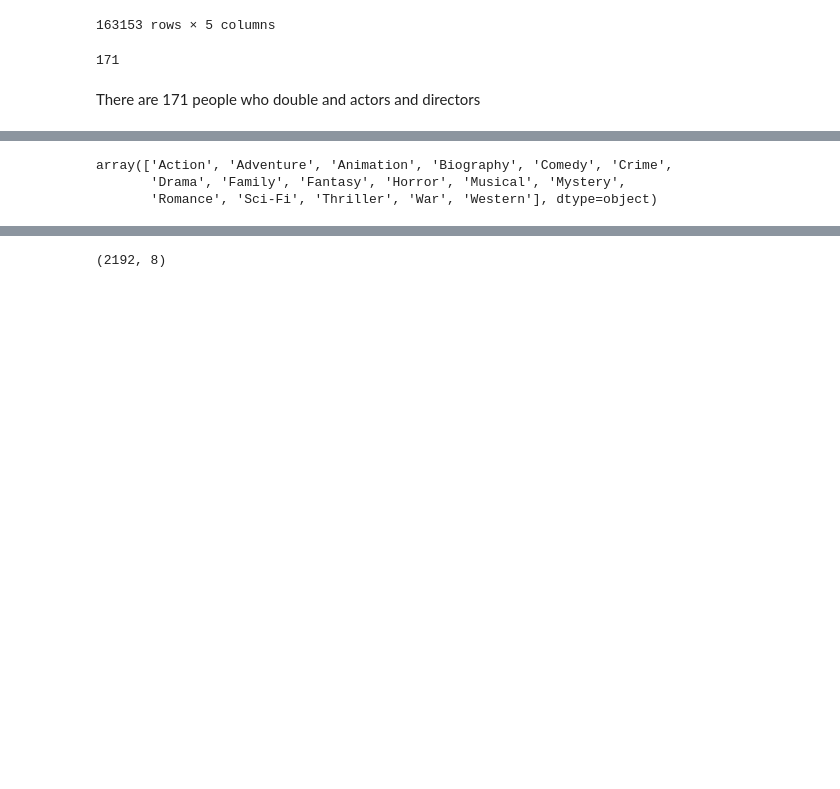
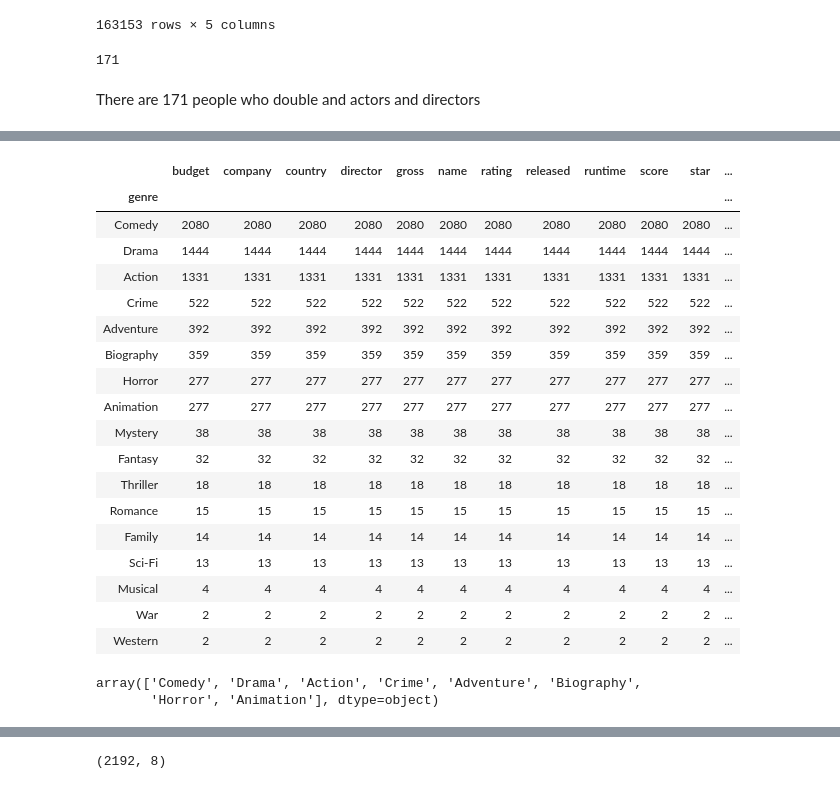
Before and after one commit to marlinfiggins/West-Coast-Datathon-F2020, a Jupyter notebook: notebooks/covariate_gen.ipynb, the cells around one changed output, grey strips where cells are left out. Drawn from its saved outputs; the diff is of its cells as text; code cells hidden in the pictures; blank space fills up the shorter version.

```diff
--- a/notebooks/covariate_gen.ipynb
+++ b/notebooks/covariate_gen.ipynb
@@ -206,11 +197,32 @@ df
 163153 rows × 8 columns
+# %%
+movie_industry.groupby("genre").count().sort_values("director", ascending= False)
+# %% [output]
+|  | budget | company | country | director | gross | name | rating | released | runtime | score | star | ... |
+| genre |  |  |  |  |  |  |  |  |  |  |  | ... |
+| Comedy | 2080 | 2080 | 2080 | 2080 | 2080 | 2080 | 2080 | 2080 | 2080 | 2080 | 2080 | ... |
+| Drama | 1444 | 1444 | 1444 | 1444 | 1444 | 1444 | 1444 | 1444 | 1444 | 1444 | 1444 | ... |
+| Action | 1331 | 1331 | 1331 | 1331 | 1331 | 1331 | 1331 | 1331 | 1331 | 1331 | 1331 | ... |
+| Crime | 522 | 522 | 522 | 522 | 522 | 522 | 522 | 522 | 522 | 522 | 522 | ... |
+| Adventure | 392 | 392 | 392 | 392 | 392 | 392 | 392 | 392 | 392 | 392 | 392 | ... |
+| Biography | 359 | 359 | 359 | 359 | 359 | 359 | 359 | 359 | 359 | 359 | 359 | ... |
+| Horror | 277 | 277 | 277 | 277 | 277 | 277 | 277 | 277 | 277 | 277 | 277 | ... |
+| Animation | 277 | 277 | 277 | 277 | 277 | 277 | 277 | 277 | 277 | 277 | 277 | ... |
+| Mystery | 38 | 38 | 38 | 38 | 38 | 38 | 38 | 38 | 38 | 38 | 38 | ... |
+| Fantasy | 32 | 32 | 32 | 32 | 32 | 32 | 32 | 32 | 32 | 32 | 32 | ... |
+| Thriller | 18 | 18 | 18 | 18 | 18 | 18 | 18 | 18 | 18 | 18 | 18 | ... |
+| Romance | 15 | 15 | 15 | 15 | 15 | 15 | 15 | 15 | 15 | 15 | 15 | ... |
+| Family | 14 | 14 | 14 | 14 | 14 | 14 | 14 | 14 | 14 | 14 | 14 | ... |
+| Sci-Fi | 13 | 13 | 13 | 13 | 13 | 13 | 13 | 13 | 13 | 13 | 13 | ... |
+| Musical | 4 | 4 | 4 | 4 | 4 | 4 | 4 | 4 | 4 | 4 | 4 | ... |
+| War | 2 | 2 | 2 | 2 | 2 | 2 | 2 | 2 | 2 | 2 | 2 | ... |
+| Western | 2 | 2 | 2 | 2 | 2 | 2 | 2 | 2 | 2 | 2 | 2 | ... |
 # %%
-genre = np.unique(movie_industry.genre.values)
+genre = movie_industry.groupby("genre").count().sort_values("budget", ascending= False).index.values[0:8]
 genre
 # %% [output]
-array(['Action', 'Adventure', 'Animation', 'Biography', 'Comedy', 'Crime',
-       'Drama', 'Family', 'Fantasy', 'Horror', 'Musical', 'Mystery',
-       'Romance', 'Sci-Fi', 'Thriller', 'War', 'Western'], dtype=object)
+array(['Comedy', 'Drama', 'Action', 'Crime', 'Adventure', 'Biography',
+       'Horror', 'Animation'], dtype=object)
 # %%
 %%time
 d = {}
```
Also changed, not shown: parts of 18 cells of this notebook.
